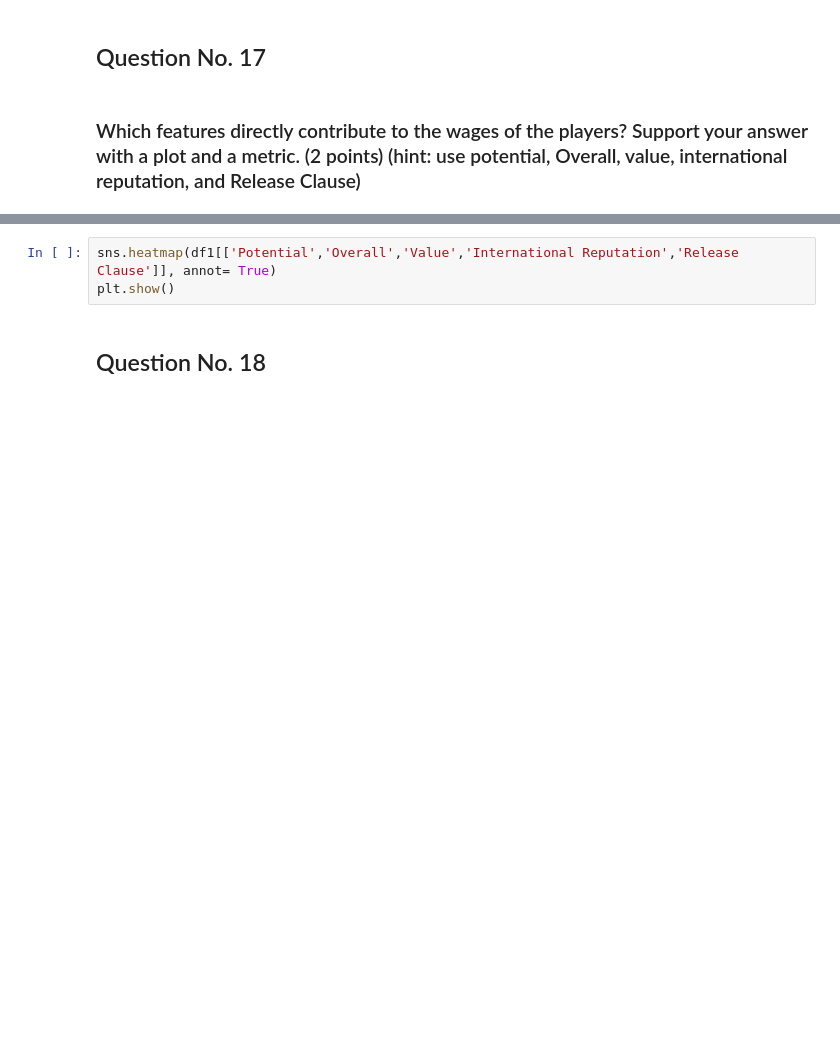
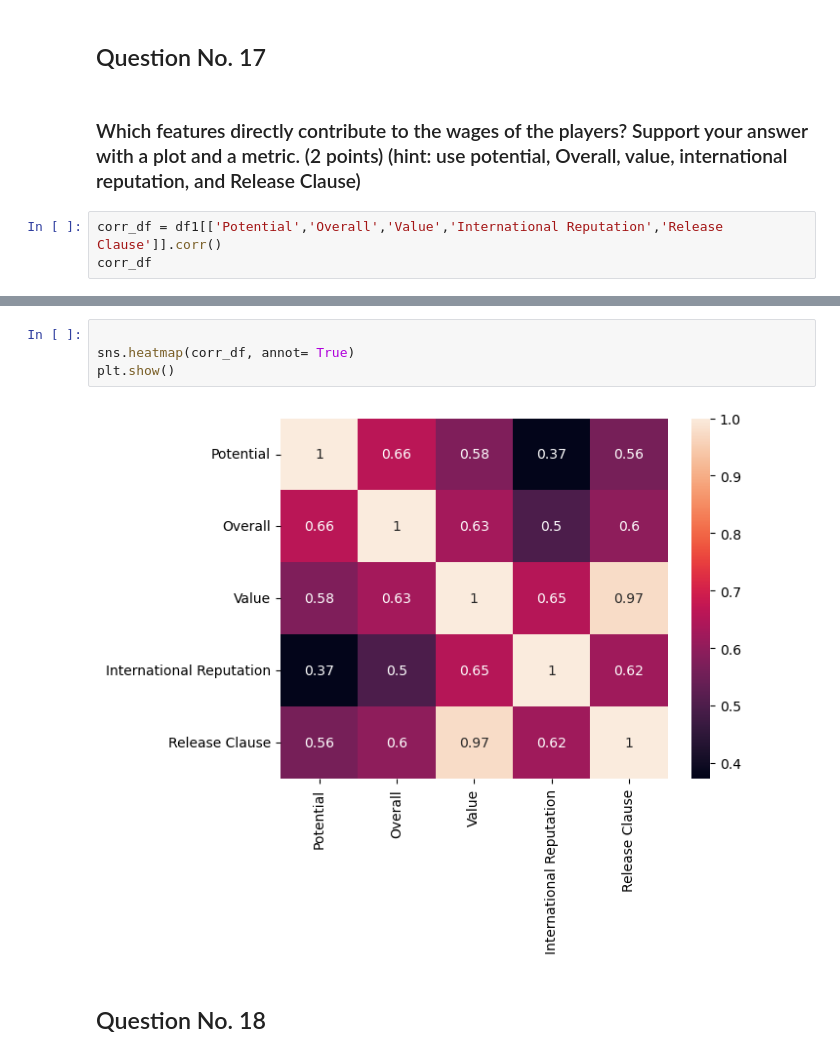
Before and after one commit to Pal-Kuldeep/KuldeepPal_Project_1_Python_For_DS, a Jupyter notebook: PDS_.ipynb, the cells around one changed output, grey strips where cells are left out. Cells and saved outputs as stored; diff of their text form; blank space fills up the shorter version.

```diff
--- a/PDS_.ipynb
+++ b/PDS_.ipynb
@@ -355,3 +1021,6 @@ plt.show()
 ## Question No. 17
 # %% [markdown]
 ### Which features directly contribute to the wages of the players? Support your answer with a plot and a metric. (2 points) (hint: use potential, Overall, value, international reputation, and Release Clause)
+# %%
+corr_df = df1[['Potential','Overall','Value','International Reputation','Release Clause']].corr()
+corr_df
@@ -358,6 +1034,9 @@ plt.show()
 # %%
-sns.heatmap(df1[['Potential','Overall','Value','International Reputation','Release Clause']], annot= True)
+
+sns.heatmap(corr_df, annot= True)
 plt.show()
+# %% [output]
+[figure, added]
 # %% [markdown]
 ## Question No. 18
 # %% [markdown]
```
Also changed, not shown: parts of 74 cells of this notebook.
